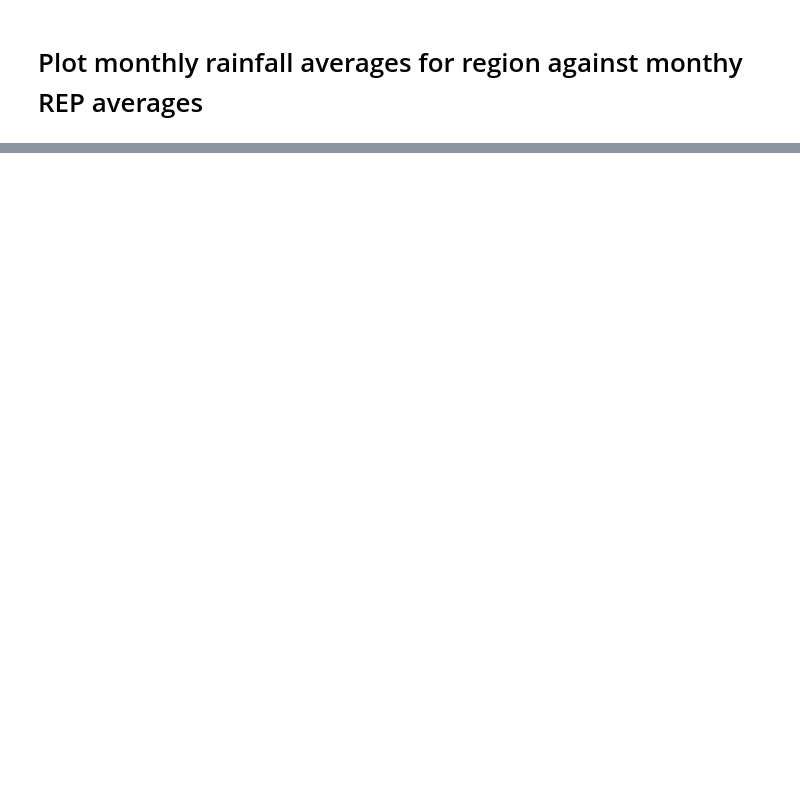
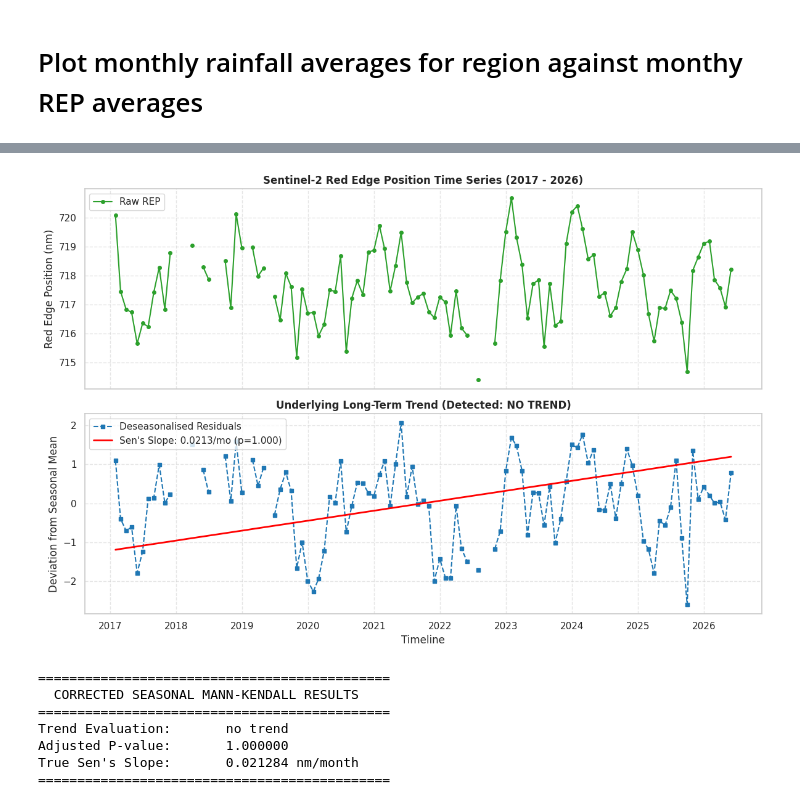
Before and after one commit to huwperkins08-lang/TSF_seepage_detection_ElSoldado, a Jupyter notebook: REP_template.ipynb, the cells around one changed output, grey strips where cells are left out. Drawn from its saved outputs; the diff is of its cells as text; code cells hidden in the pictures; blank space fills up the shorter version.

```diff
--- a/REP_template.ipynb
+++ b/REP_template.ipynb
@@ -504,0 +667,79 @@ plt.show()
+# %%
+
+import pymannkendall as mk
+
+# ─── 1. ALIGN DATAFRAME TO THE PERFECT 113-MONTH TIMELINE ─────────────
+# Ensure index is a datetime index and sorted chronologically
+df_SMK_stats.index = pd.to_datetime(df_SMK_stats.index)
+df_SMK_stats = df_SMK_stats.sort_index()
+
+# Create a continuous monthly template from Jan 2017 to May 2026
+# Changed freq from 'MS' (Month Start) to 'ME' (Month End) to match df_SMK_stats index
+perfect_timeline = pd.date_range(start="2017-01-01", end="2026-05-31", freq="ME")
+
+# Reindex matches dates and automatically fills missing gaps with np.nan
+df_processed = df_SMK_stats.reindex(perfect_timeline)
+
+# ─── 2. ISOLATE THE DESEASONALISED RESIDUALS ───────────────────────────────
+# We calculate and subtract the seasonal mean for each month grouping
+historical_monthly_means = df_processed.groupby(df_processed.index.month)['mean_rep'].transform('mean')
+df_processed['deseasonalised_rep'] = df_processed['mean_rep'] - historical_monthly_means
+
+# ─── 3. RUN THE CORRECT AUTOCORRELATION-MITIGATED SEASONAL TEST ────────────
+# Convert the structured column straight into a NumPy flat matrix
+rep_array = df_processed['mean_rep'].to_numpy()
+mkmk_results = mk.correlated_seasonal_test(rep_array, period=12)
+
+# ─── 4. GENERATE THE DUAL-PANEL PLOT ───────────────────────────────────────
+fig, (ax1, ax2) = plt.subplots(2, 1, figsize=(12, 8), sharex=True)
+
+# Top Plot: Raw Sentinel-2 Red Edge Position
+ax1.plot(df_processed.index, df_processed['mean_rep'], marker='o', markersize=4, linestyle='-', color='#2ca02c', label='Raw REP')
+ax1.set_title("Sentinel-2 Red Edge Position Time Series (2017 - 2026)", fontsize=12, fontweight='bold')
+ax1.set_ylabel("Red Edge Position (nm)")
+ax1.grid(True, linestyle='--', alpha=0.5)
+ax1.legend(loc='upper left')
+
+# Bottom Plot: Deseasonalised Trend Analysis
+ax2.plot(df_processed.index, df_processed['deseasonalised_rep'], marker='s', markersize=4, linestyle='--', color='#1f77b4', label='Deseasonalised Residuals')
+
+# CORRECTED SEN'S SLOPE RENDERING:
+# Create an integer array representing months elapsed from the start of the study
+months_elapsed = np.arange(len(df_processed))
+# Calculate the midpoint of the timeline to center our zero-mean trend line
+midpoint = np.mean(months_elapsed)
+
+# Generate the trend line equation: slope * (x - midpoint)
+# This anchors the line perfectly at 0 right in the center of the timeline
+trend_line = mkmk_results.slope * (months_elapsed - midpoint)
+
+# Plot the red trend line on the deseasonalised axis
+ax2.plot(df_processed.index, trend_line, color='red', linewidth=2,
+         label=f"Sen's Slope: {mkmk_results.slope:.4f}/mo (p={mkmk_results.p:.3f})")
+
+ax2.set_title(f"Underlying Long-Term Trend (Detected: {mkmk_results.trend.upper()})", fontsize=12, fontweight='bold')
+ax2.set_xlabel("Timeline")
+ax2.set_ylabel("Deviation from Seasonal Mean")
+ax2.grid(True, linestyle='--', alpha=0.5)
+ax2.legend(loc='upper left')
+
+plt.tight_layout()
+plt.show()
+
+# ─── 5. PRINT STATISTICS SUMMARY ───────────────────────────────────────────
+print("="*45)
+print("  CORRECTED SEASONAL MANN-KENDALL RESULTS  ")
+print("="*45)
+print(f"Trend Evaluation:       {mkmk_results.trend}")
+print(f"Adjusted P-value:       {mkmk_results.p:.6f}")
+print(f"True Sen's Slope:       {mkmk_results.slope:.6f} nm/month")
+print("="*45)
+# %% [output]
+[figure, added]
+=============================================
+  CORRECTED SEASONAL MANN-KENDALL RESULTS
+=============================================
+Trend Evaluation:       no trend
+Adjusted P-value:       1.000000
+True Sen's Slope:       0.021284 nm/month
+=============================================
```
Also changed, not shown: parts of 20 cells of this notebook.
